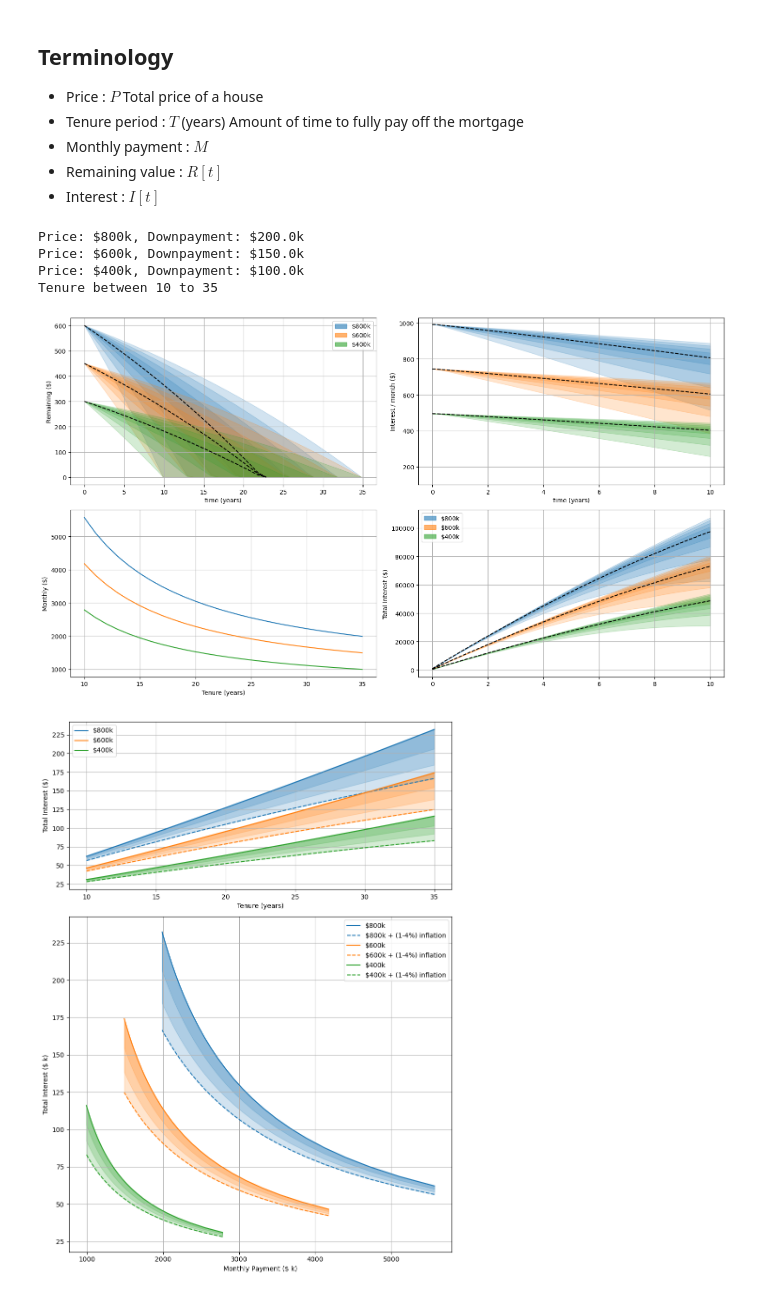
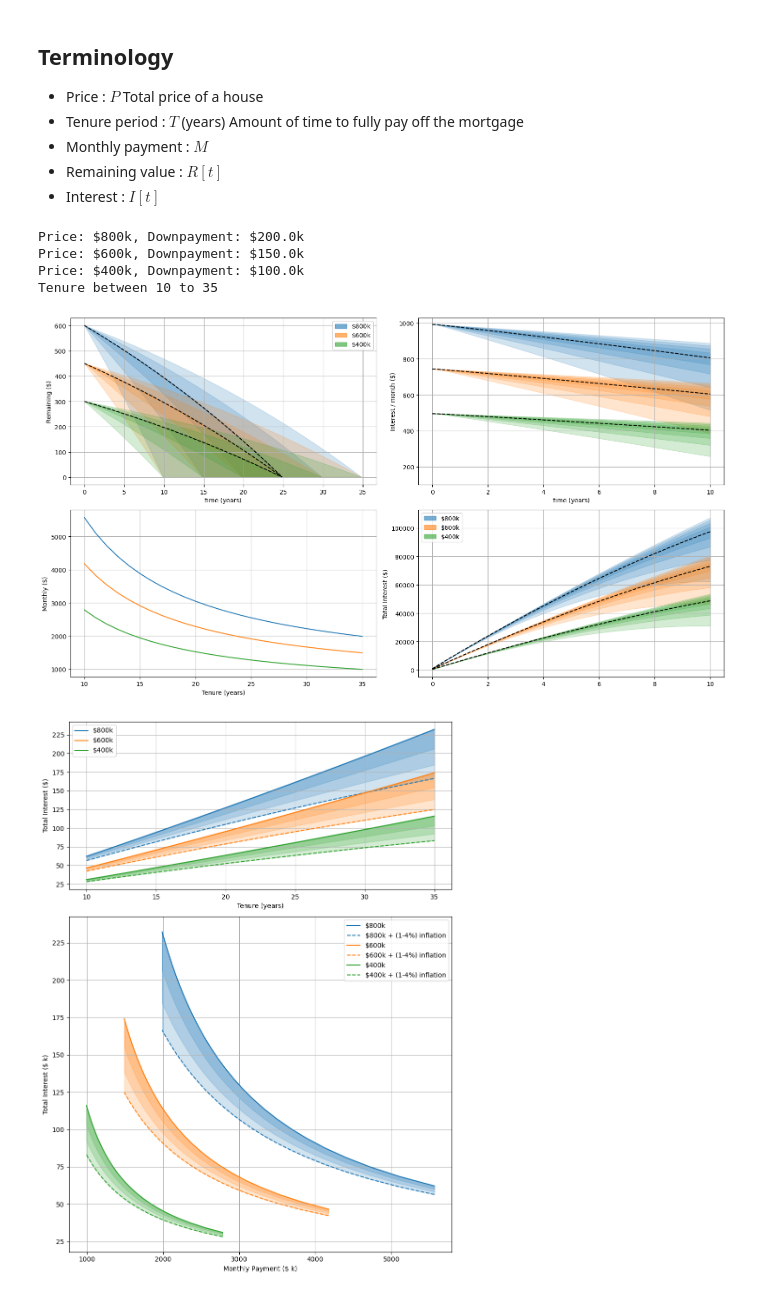
Before and after one commit to andrelimzs/mortgage-visualization, a Jupyter notebook: explore-mortgage.ipynb, the cells around one changed output. Drawn from its saved outputs; the diff is of its cells as text; code cells hidden in the pictures.

Commit message:
Change percentile to tenure for Remaining

```diff
--- a/explore-mortgage.ipynb
+++ b/explore-mortgage.ipynb
@@ -137,6 +137,7 @@ def percentile_between(x, q):
     return upper, lower
 # %%
 price_range    = [800, 600, 400]
+tenure_range   = range(10,36,1)
 tNominal = tenure_range.index(25)
 inflation_rate = interest_yearly_to_monthly(0.02)
 
@@ -198,12 +199,12 @@ ax = axes.T.flatten()
 remaining = np.nan_to_num(remaining)
 t = np.arange(12*35)/12
 for i,R in enumerate(remaining):
-    for q in range(0,101,25):
-        upper, lower = percentile_between(R, q)
-        ax[0].fill_between(t, upper, lower, color=cmap[i], alpha=0.2) #, edgecolor=None)
-        # ax[i,0].plot(t, upper, t, lower, color=cmap[i])
-        if q == 0:
-            ax[0].plot(t[upper > 0], upper[upper > 0], 'k--')
+    Rnominal = R[:,tNominal]
+    ax[0].plot(t[Rnominal > 0], Rnominal[Rnominal > 0], 'k--')
+
+    for T in [10,15,20,25,30,35]:
+        j = tenure_range.index(T)
+        ax[0].fill_between(t, R[:,j], Rnominal, color=cmap[i], alpha=0.2)
 
 ax[0].set_ylabel("Remaining ($)")
 ax[0].set_xlabel("time (years)")
@@ -229,34 +230,34 @@ for i,I in enumerate(interest):
         if q == 0: ax[3].plot(tShort[upper > 0], upper[upper > 0], 'k--')
 
         X /= numMonths.reshape((-1,1))
         upper, lower = percentile_between(X[tIndex], q)
         ax[2].fill_between(tShort, upper, lower, color=cmap[i], alpha=0.2)
         if q == 0: ax[2].plot(tShort[upper > 0], upper[upper > 0], 'k--')
 ax[2].set_ylabel("Interest / month ($)")
 ax[3].set_ylabel("Total Interest ($)")
 
 ax[2].set_xlabel("time (years)")
 
 ax[2].set_ylim(100)
 
 # Legend
 patch = []
 for i in range(len(remaining)):
     patch.append( mpatches.Patch(color=cmap[i], alpha=0.6, label=f'${labels[i]}k') )
     # orange_patch = mpatches.Patch(color='tab:orange', alpha=0.6, label='40% down')
 ax[0].legend(handles=patch, loc="upper right")
 ax[3].legend(handles=patch, loc="upper left")
 
 _ = [ a.grid() for a in ax.flatten() ]
 
 plt.tight_layout()
 plt.savefig('./docs/plots/overview1.jpg', dpi=200)
 # %% [output]
 Price: $800k, Downpayment: $200.0k
 Price: $600k, Downpayment: $150.0k
 Price: $400k, Downpayment: $100.0k
 Tenure between 10 to 35
-[figure, old version]
+[figure, new version]
 # %%
 _, ax = plt.subplots(2, gridspec_kw={'height_ratios': [1,2]}, figsize=(9,12), dpi=100)
 
```
Also changed, not shown: 1 other file.
